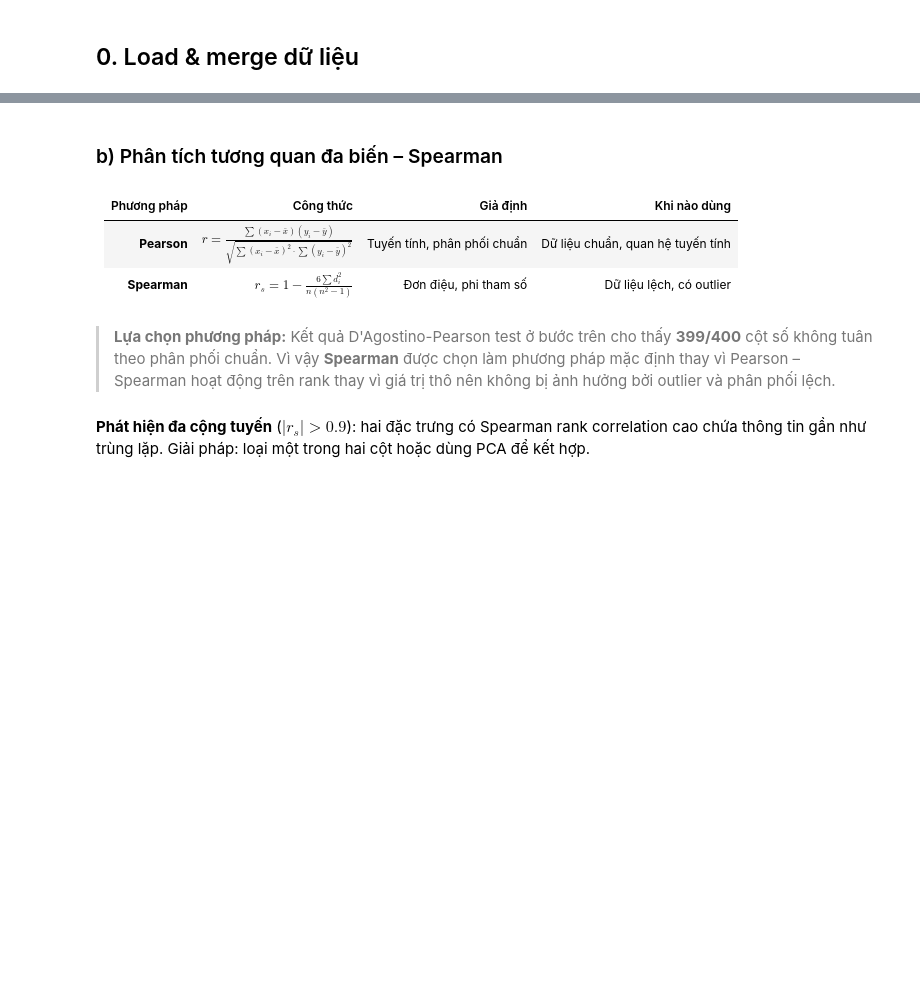
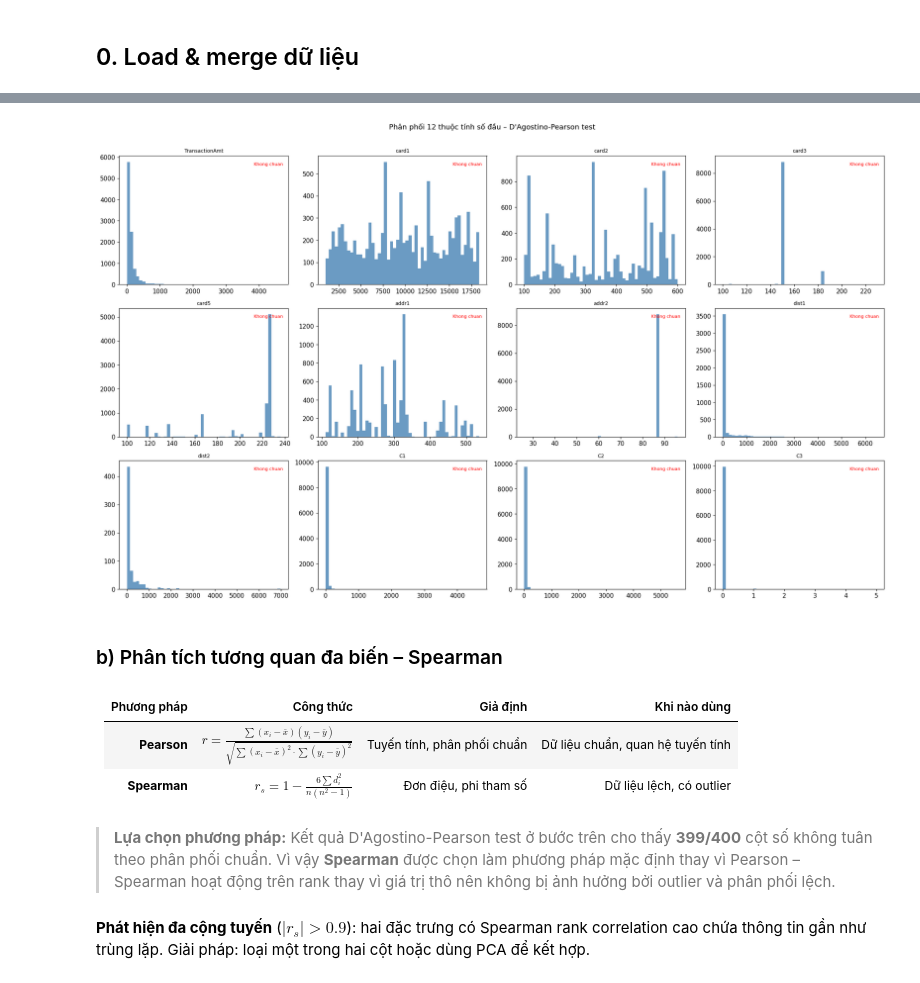
Before and after one commit to phamphuhoa-23/datapreprocessing, a Jupyter notebook: Source/notebooks/04_tabular_preprocessing.ipynb, the cells around one changed output, grey strips where cells are left out. Cells and saved outputs as stored; diff of their text form; code cells hidden in the pictures; blank space fills up the shorter version.

```diff
--- a/Source/notebooks/04_tabular_preprocessing.ipynb
+++ b/Source/notebooks/04_tabular_preprocessing.ipynb
@@ -106,19 +124,17 @@ def _find_tabular_root() -> str:
     """Tìm thư mục chứa train_transaction.csv."""
     if IS_KAGGLE:
         return '/kaggle/input/ieee-fraud-detection'
+    # Thử từ cwd và các thư mục cha để tìm đúng root project
+    cwd = Path.cwd()
     candidates = [
-        Path.cwd() / 'data' / 'tabular' / 'raw',
-        Path.cwd().parent / 'data' / 'tabular' / 'raw',
-        Path.cwd().parent.parent / 'data' / 'tabular' / 'raw',
-        Path.cwd() / 'Source' / 'Dataset',
+        cwd / 'data' / 'tabular',
+        cwd.parent / 'data' / 'tabular',
+        cwd.parent.parent / 'data' / 'tabular',
     ]
     for p in candidates:
         if (p / 'train_transaction.csv').exists():
             return str(p)
-    raise FileNotFoundError(
-        "Không tìm thấy train_transaction.csv!\n"
-        "Giải nén ieee-fraud-detection.zip vào data/tabular/raw/"
-    )
+    return str(candidates[0])
 
 
 DATA_DIR = _find_tabular_root()
@@ -151,5 +167,5 @@ test = pd.merge(test_transaction,  test_identity,
 del train_transaction, train_identity, test_transaction, test_identity
 gc.collect()
 
-print(f"Train: {train.shape[0]:,} dòng × {train.shape[1]} cột")
-print(f"Test : {test.shape[0]:,} dòng × {test.shape[1]} cột")
+print(f"Train: {train.shape[0]:,} dòng x {train.shape[1]} cột")
+print(f"Test : {test.shape[0]:,} dòng x {test.shape[1]} cột")
@@ -409,30 +483,32 @@ print(normality_df.sort_values(
 # %%
 
 # Biểu đồ phân phối của 12 thuộc tính số đầu tiên
 fig, axes = plt.subplots(3, 4, figsize=(20, 12))
 # KHÔNG dùng .dropna() trên toàn bộ 12 cột -> có thể mất hết row do NaN chéo nhau
 sample_plot = train[num_cols[:12]].sample(
     min(10_000, len(train)), random_state=SEED)
 for i, col in enumerate(num_cols[:12]):
     ax = axes[i // 4, i % 4]
     data = sample_plot[col].dropna()   # dropna chỉ cho cột này
     if len(data) == 0:
         ax.set_title(f'{col} (no data)', fontsize=9)
         continue
     ax.hist(data, bins=50, edgecolor='none', color='steelblue', alpha=0.8)
     ax.set_title(col, fontsize=9)
     ax.set_xlabel('')
     is_norm = normality_df.loc[normality_df.feature == col, 'is_normal']
     label = "Chuan" if (
         len(is_norm) > 0 and is_norm.values[0]) else "Khong chuan"
     ax.text(0.97, 0.95, label, ha='right', va='top', transform=ax.transAxes,
             fontsize=8, color='green' if 'Chuan' == label else 'red')
 plt.suptitle(
-    "Phân phối 12 thuộc tính số đầu – D'Agostino-Pearson test", fontsize=13, y=1.01)
+    "Phân phối 12 thuộc tính số đầu - D'Agostino-Pearson test", fontsize=13, y=1.01)
 plt.tight_layout()
 plt.savefig(os.path.join(OUTPUT_DIR, 'fig_01_distributions.png'),
             dpi=100, bbox_inches='tight')
 plt.show()
+# %% [output]
+[figure, added]
 # %% [markdown]
 ### b) Phân tích tương quan đa biến – Spearman
 #
```
Also changed, not shown: parts of 114 cells of this notebook.
